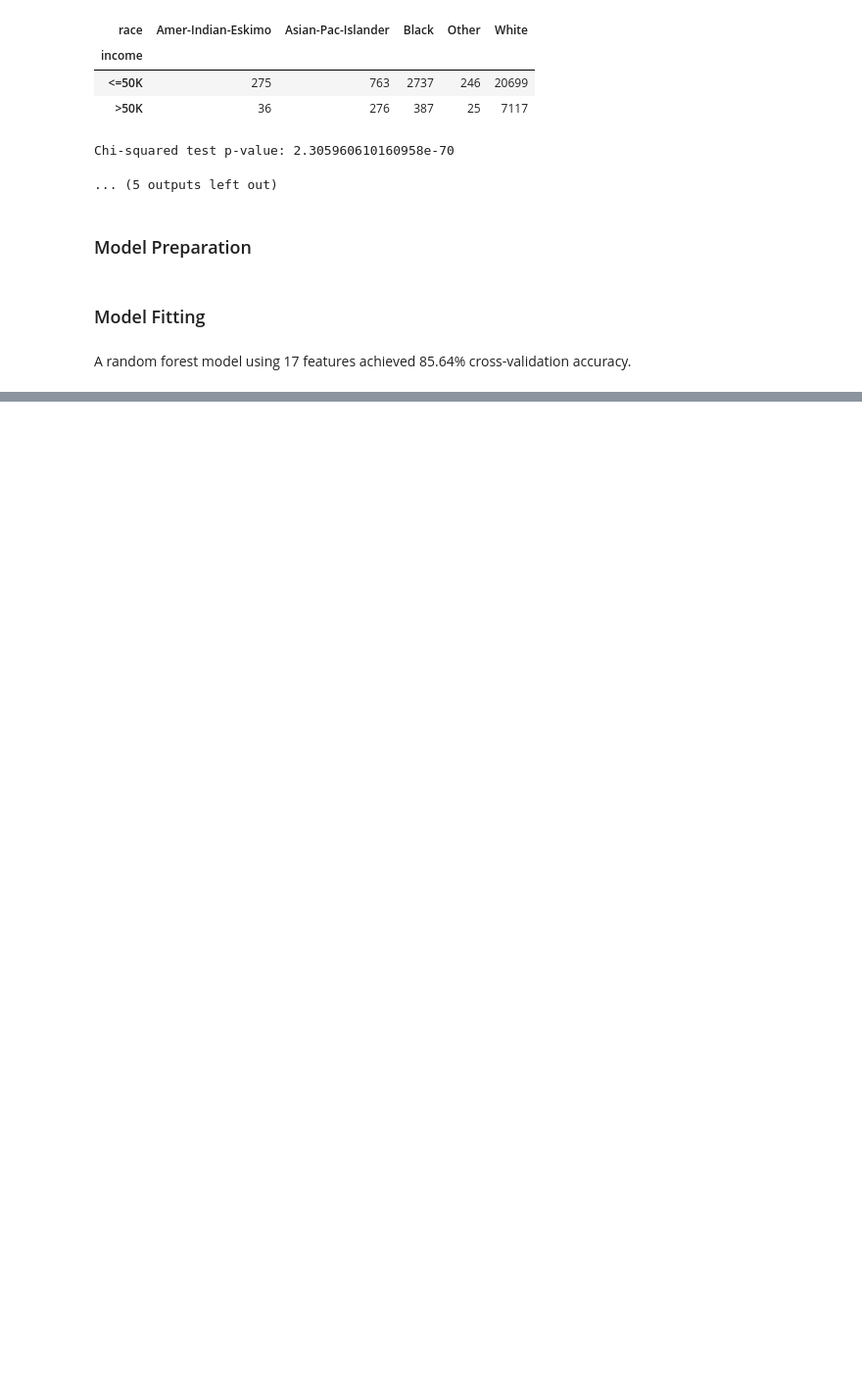
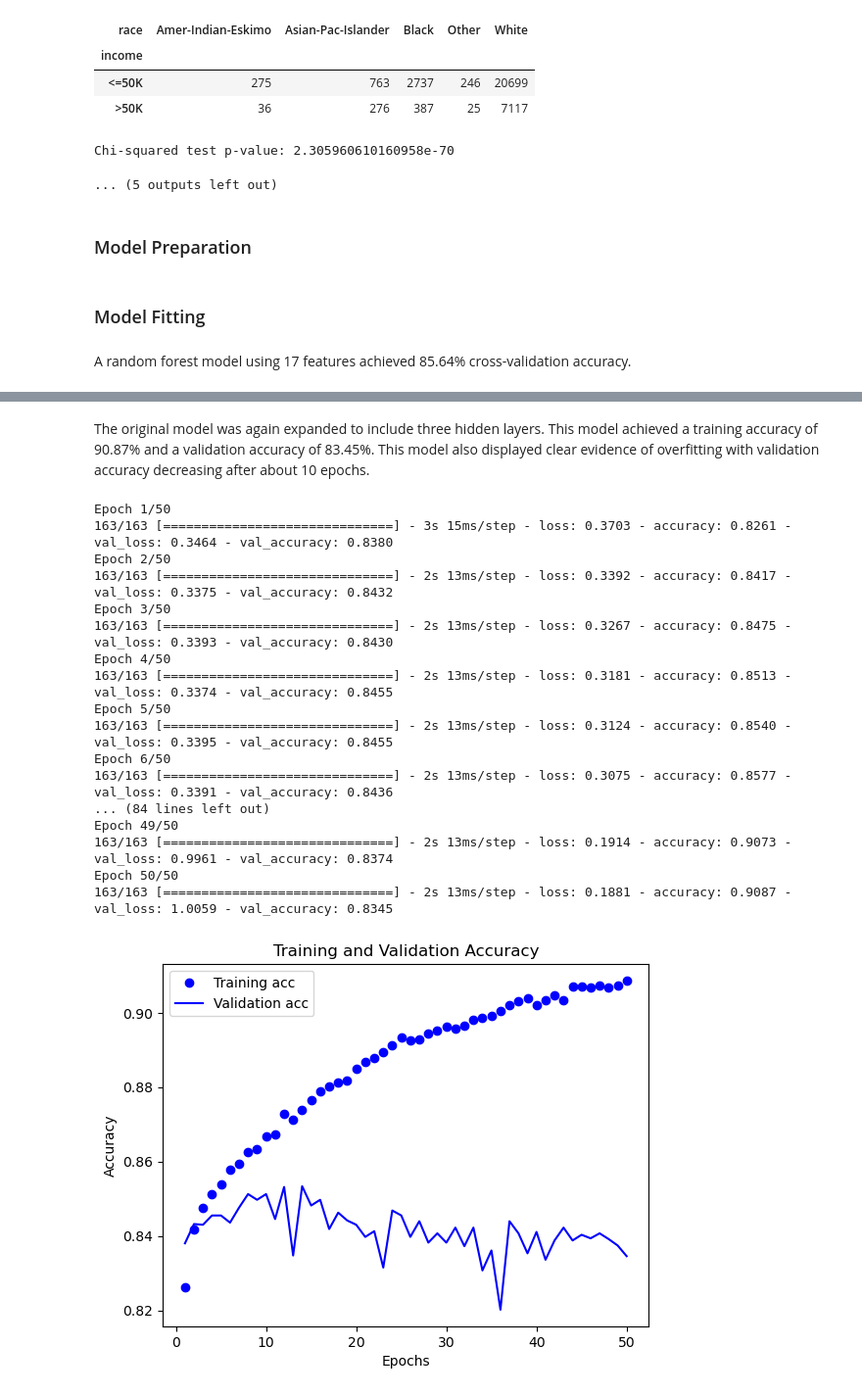
Before and after one commit to akiehl2000/STAA578_Homework, a Jupyter notebook: Homework1/homework1.ipynb, the cells around one changed output, grey strips where cells are left out. Shown: that part at 98% size. Cells and saved outputs as stored; diff of their text form; code cells hidden in the pictures; blank space fills up the shorter version.

```diff
--- a/Homework1/homework1.ipynb
+++ b/Homework1/homework1.ipynb
@@ -321,0 +410,71 @@ Text(0.5, 1.0, 'Training Accuracy')
+# %% [markdown]
+The original model was again expanded to include three hidden layers. This model achieved a training accuracy of 90.87% and a validation accuracy of 83.45%. This model also displayed clear evidence of overfitting with validation accuracy decreasing after about 10 epochs.
+# %%
+# set random seed
+np.random.seed(462023)
+tf.random.set_seed(482023)
+
+# define model architecture
+model = models.Sequential([
+    Dense(512, activation = 'relu', input_shape = (X_train.shape[1], )),
+    Dense(256, activation = 'relu'),
+    Dense(128, activation = 'relu'),
+    Dense(2, activation = 'sigmoid')
+])
+
+# compile model
+model.compile(optimizer = 'rmsprop',
+              loss = 'categorical_crossentropy',
+              metrics = ['accuracy'])
+
+# number of epochs
+EPOCHS = 50
+
+# train model
+trained = model.fit(X_train,
+                    to_categorical(y_train),
+                    epochs = EPOCHS,
+                    batch_size = 128,
+                    validation_split = 0.2)
+
+# prepare model evaluation
+acc = trained.history['accuracy']
+val_acc = trained.history['val_accuracy']
+loss = trained.history['loss']
+val_loss = trained.history['val_loss']
+epochs = range(1, EPOCHS + 1)
+
+# plot training accuracy
+plt.plot(epochs, acc, 'bo', label='Training acc')
+plt.plot(epochs, val_acc, 'b', label='Validation acc')
+plt.xlabel('Epochs')
+plt.ylabel('Accuracy')
+plt.title('Training and Validation Accuracy')
+plt.legend()
+plt.figure()
+plt.plot(epochs, loss, 'bo', label='Training loss')
+plt.plot(epochs, val_loss, 'b', label='Validation loss')
+plt.xlabel('Epochs')
+plt.ylabel('Loss')
+plt.title('Training and Validation Loss')
+plt.legend()
+plt.show()
+# %% [output]
+Epoch 1/50
+163/163 [==============================] - 3s 15ms/step - loss: 0.3703 - accuracy: 0.8261 - val_loss: 0.3464 - val_accuracy: 0.8380
+Epoch 2/50
+163/163 [==============================] - 2s 13ms/step - loss: 0.3392 - accuracy: 0.8417 - val_loss: 0.3375 - val_accuracy: 0.8432
+Epoch 3/50
+163/163 [==============================] - 2s 13ms/step - loss: 0.3267 - accuracy: 0.8475 - val_loss: 0.3393 - val_accuracy: 0.8430
+Epoch 4/50
+163/163 [==============================] - 2s 13ms/step - loss: 0.3181 - accuracy: 0.8513 - val_loss: 0.3374 - val_accuracy: 0.8455
+Epoch 5/50
+163/163 [==============================] - 2s 13ms/step - loss: 0.3124 - accuracy: 0.8540 - val_loss: 0.3395 - val_accuracy: 0.8455
+Epoch 6/50
+163/163 [==============================] - 2s 13ms/step - loss: 0.3075 - accuracy: 0.8577 - val_loss: 0.3391 - val_accuracy: 0.8436
+... (84 lines left out)
+Epoch 49/50
+163/163 [==============================] - 2s 13ms/step - loss: 0.1914 - accuracy: 0.9073 - val_loss: 0.9961 - val_accuracy: 0.8374
+Epoch 50/50
+163/163 [==============================] - 2s 13ms/step - loss: 0.1881 - accuracy: 0.9087 - val_loss: 1.0059 - val_accuracy: 0.8345
+[figure, added]
```
Also changed, not shown: parts of 6 cells of this notebook.
